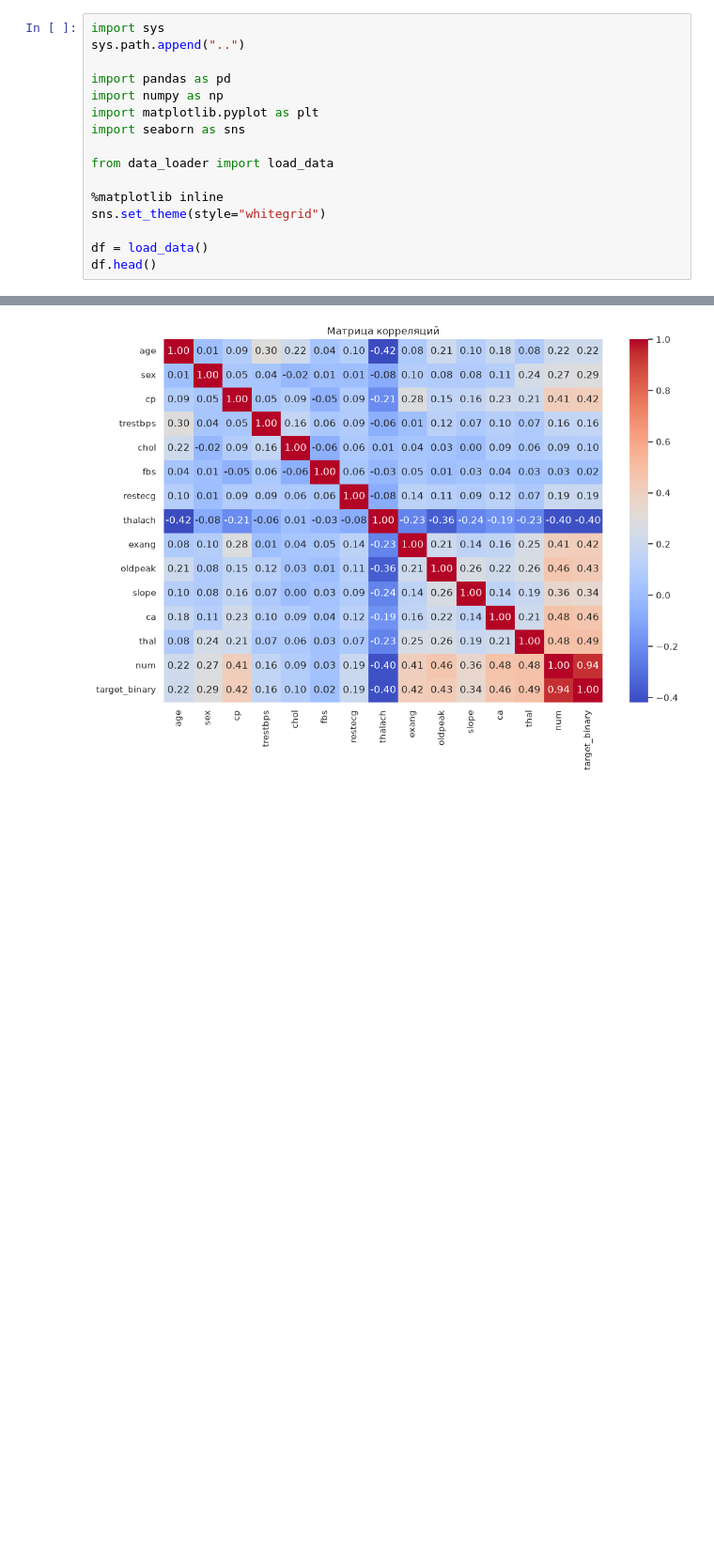
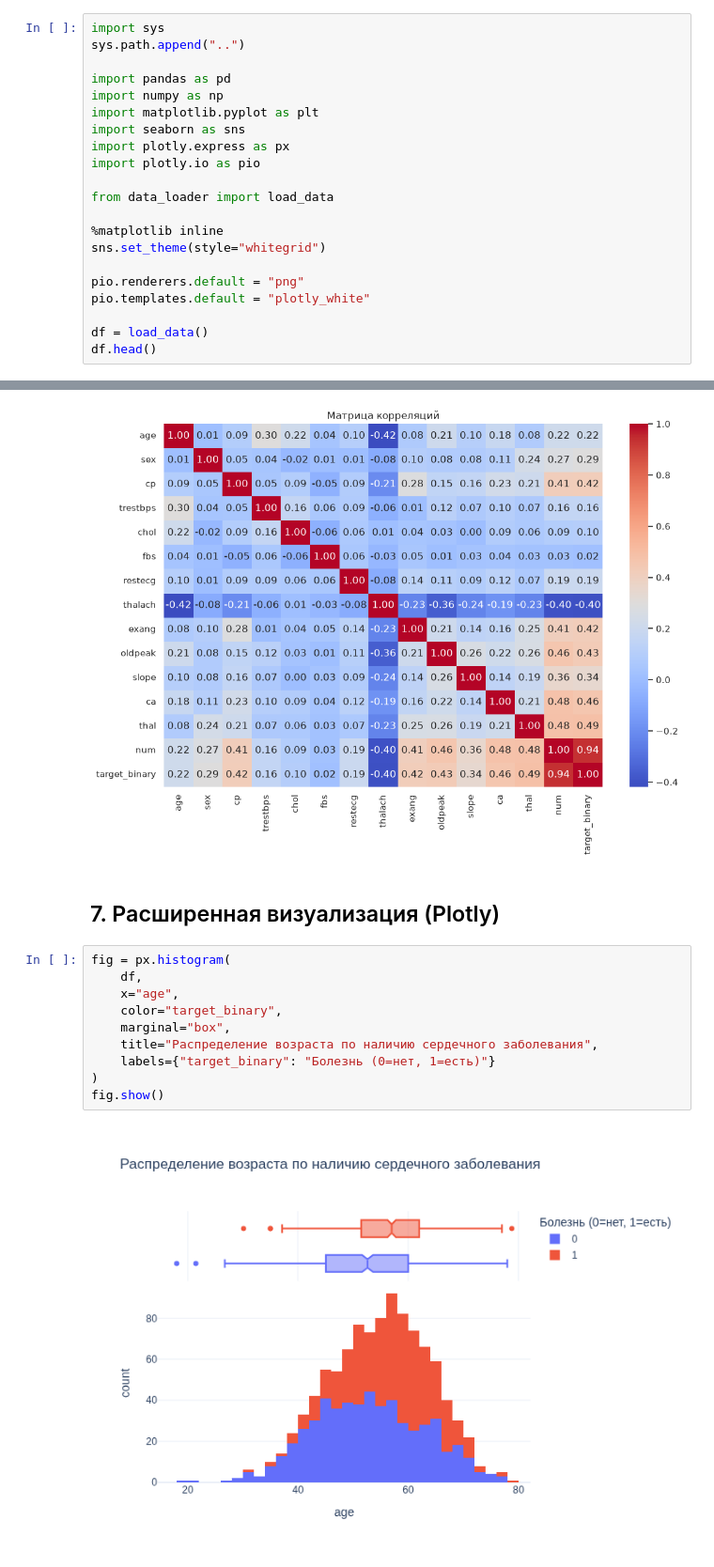
Before and after one commit to arina1984618/Chernysheva_data, a Jupyter notebook: notebooks/EDA.ipynb, the cells around one changed output, grey strips where cells are left out. Shown at 94% size. Drawn from its saved outputs; the diff is of its cells as text; blank space fills up the shorter version.

Commit message:
Add Plotly visualizations and finalize EDA

```diff
--- a/notebooks/EDA.ipynb
+++ b/notebooks/EDA.ipynb
@@ -18,12 +18,17 @@ import pandas as pd
 import numpy as np
 import matplotlib.pyplot as plt
 import seaborn as sns
+import plotly.express as px
+import plotly.io as pio
 
 from data_loader import load_data
 
 %matplotlib inline
 sns.set_theme(style="whitegrid")
 
+pio.renderers.default = "png"
+pio.templates.default = "plotly_white"
+
 df = load_data()
 df.head()
 # %% [output]
@@ -107,3 +112,17 @@ plt.title("Матрица корреляций")
 plt.show()
 # %% [output]
 [figure]
+# %% [markdown]
+## 7. Расширенная визуализация (Plotly)
+# %%
+fig = px.histogram(
+    df,
+    x="age",
+    color="target_binary",
+    marginal="box",
+    title="Распределение возраста по наличию сердечного заболевания",
+    labels={"target_binary": "Болезнь (0=нет, 1=есть)"}
+)
+fig.show()
+# %% [output]
+[figure, added]
```
Also changed, not shown: parts of 3 cells of this notebook.
